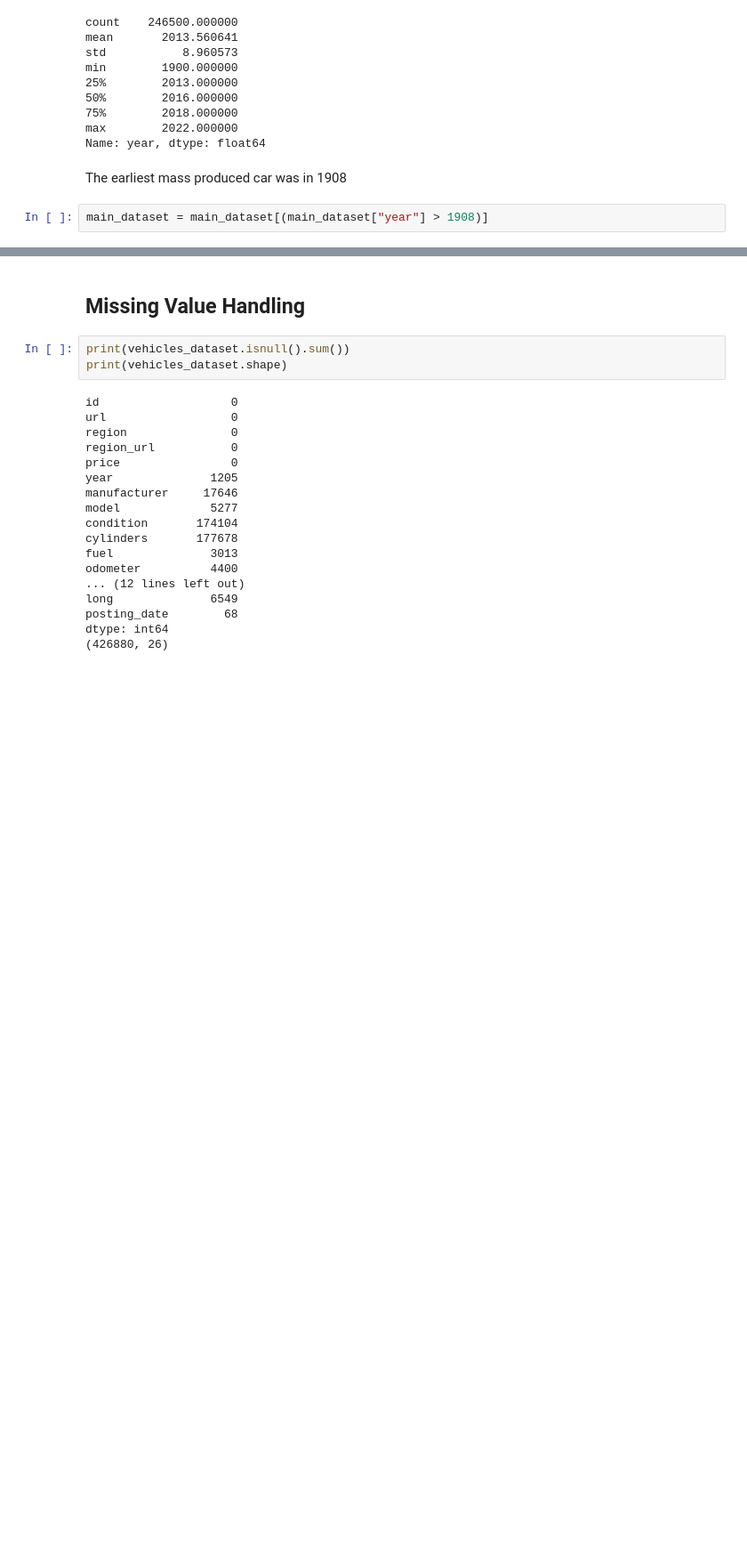
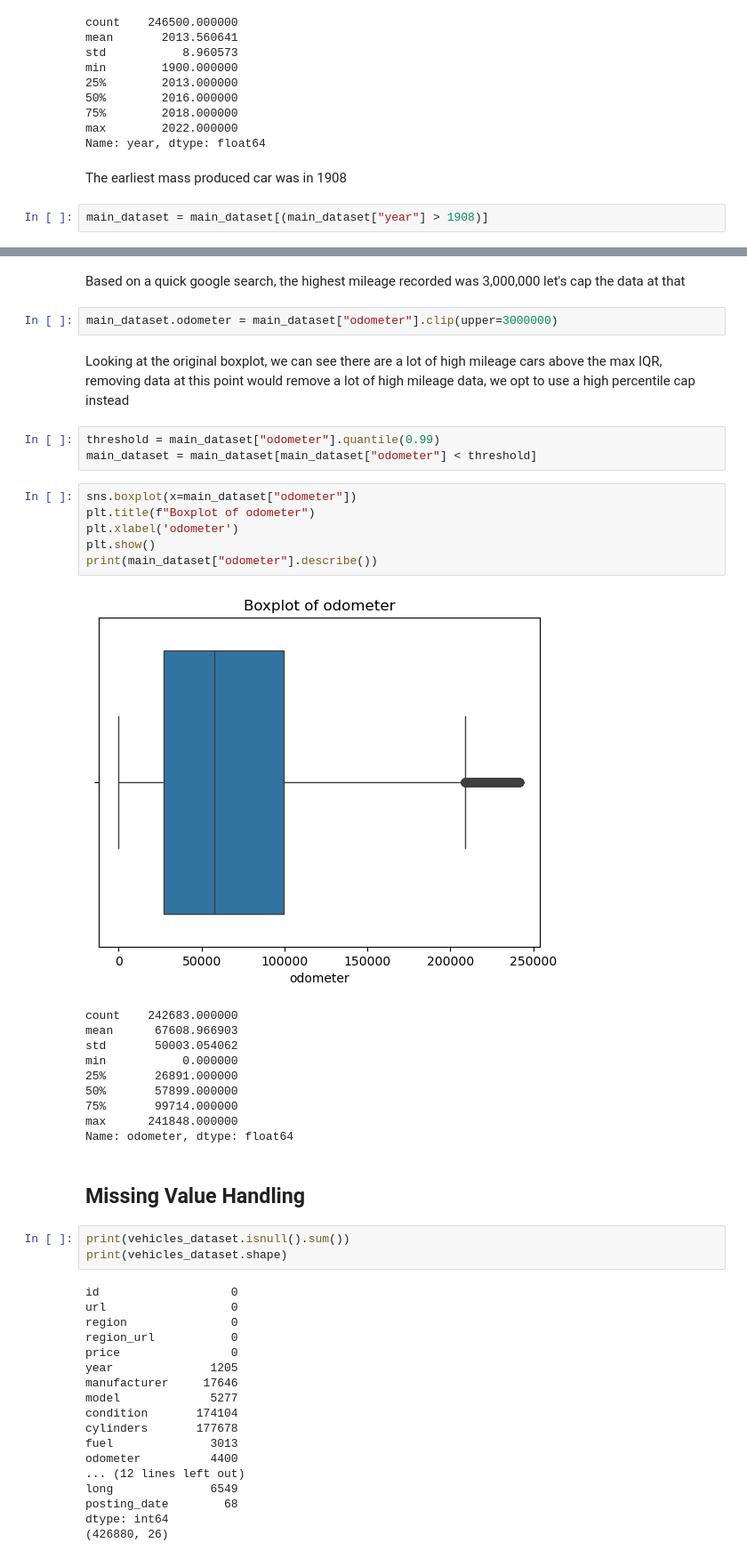
Before and after one commit to RandyTunru/Used-Cars-Exploratory-Analysis-and-Modelling, a Jupyter notebook: index.ipynb, the cells around one changed output, grey strips where cells are left out. Shown: that part at 89% size. Drawn from its saved outputs; the diff is of its cells as text; blank space fills up the shorter version.

```diff
--- a/index.ipynb
+++ b/index.ipynb
@@ -434,3 +468,29 @@ main_dataset = main_dataset[(main_dataset["year"] > 1908)]
+# %% [markdown]
+Based on a quick google search, the highest mileage recorded was 3,000,000 let's cap the data at that
+# %%
+main_dataset.odometer = main_dataset["odometer"].clip(upper=3000000)
+# %% [markdown]
+Looking at the original boxplot, we can see there are a lot of high mileage cars above the max IQR, removing data at this point would remove a lot of high mileage data, we opt to use a high percentile cap instead
+# %%
+threshold = main_dataset["odometer"].quantile(0.99)
+main_dataset = main_dataset[main_dataset["odometer"] < threshold]
+# %%
+sns.boxplot(x=main_dataset["odometer"])
+plt.title(f"Boxplot of odometer")
+plt.xlabel('odometer')
+plt.show()
+print(main_dataset["odometer"].describe())
+# %% [output]
+[figure, added]
+count    242683.000000
+mean      67608.966903
+std       50003.054062
+min           0.000000
+25%       26891.000000
+50%       57899.000000
+75%       99714.000000
+max      241848.000000
+Name: odometer, dtype: float64
 # %% [markdown]
 ## Missing Value Handling
 # %%
```
Also changed, not shown: parts of 3 cells of this notebook.
